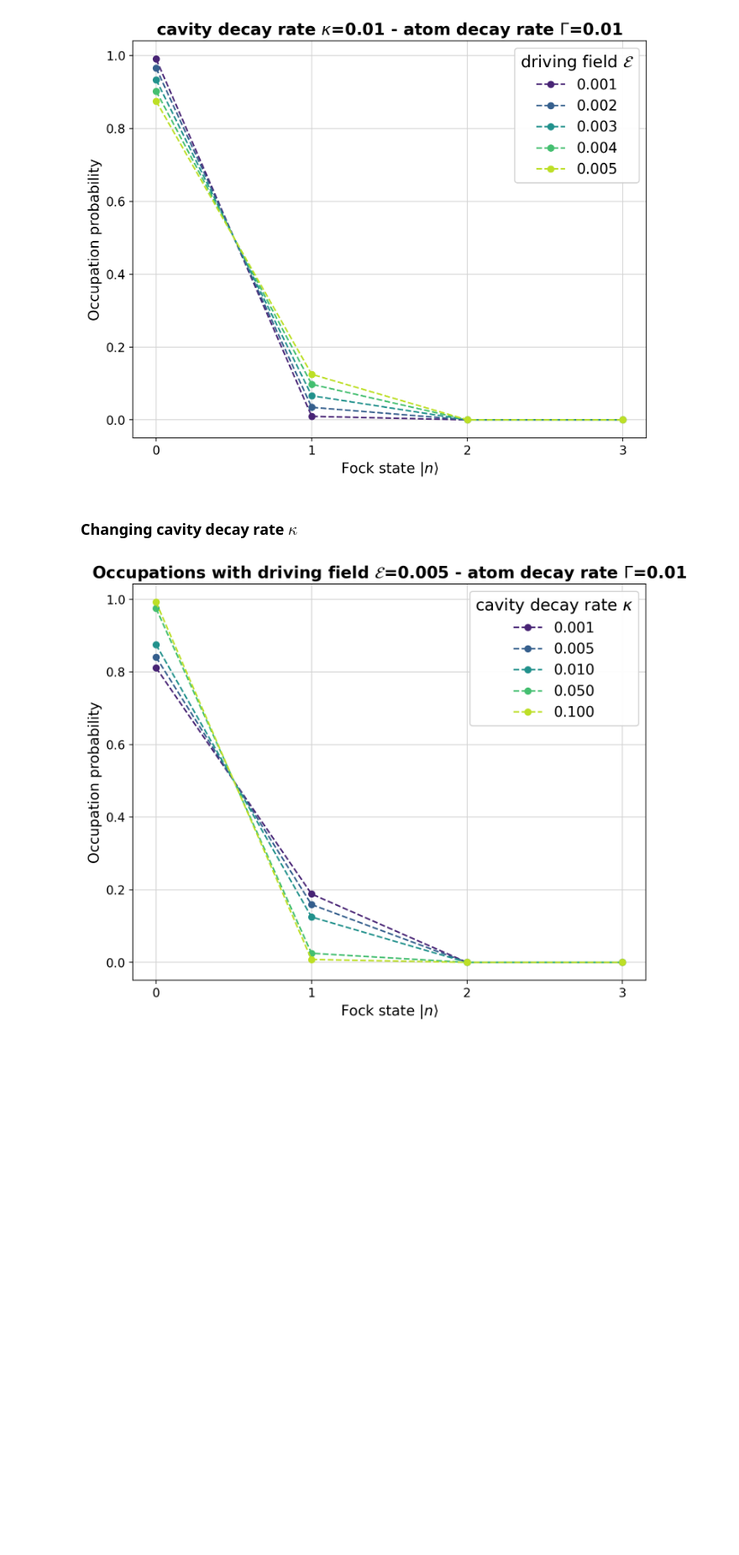
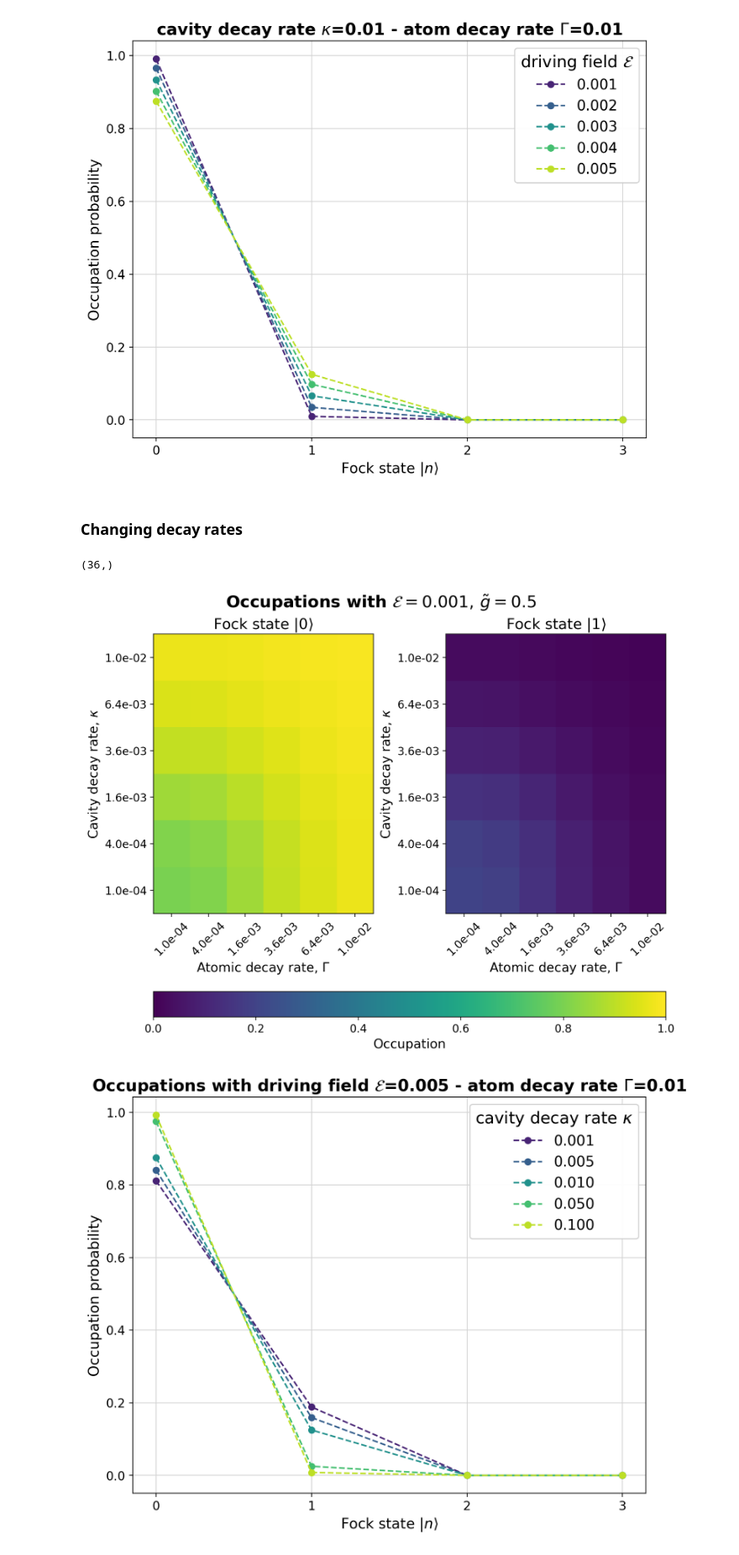
Before and after one commit to RaffaeleSabatini/QIAP_Project, a Jupyter notebook: main.ipynb, the cells around one changed output. Shown at 84% size. Cells and saved outputs as stored; diff of their text form; code cells hidden in the pictures; blank space fills up the shorter version.

Commit message:
Last refinings on plots

```diff
--- a/main.ipynb
+++ b/main.ipynb
@@ -80,13 +83,24 @@ plot_occupations(results_g, 0, param_list, False)
 # %% [output]
 [figure]
 # %% [markdown]
-### Changing cavity decay rate $\kappa$
+### Changing decay rates
 # %%
-E = 0.005
-KAPPA_L = [0.001 * k for k in [1, 5, 10, 50, 100]]
+E = 0.001
+g_til = 0.5
+KAPPA_L = [0.0001 * k**2 for k in range(0, 12, 2)]  # range tra 0.0001 e 0.01
+KAPPA_L[0] = 0.0001
+GAMMA_L = KAPPA_L
 results = solve_JC_LME_parallelized(
-    psi0, omega_c-omega, omega_c-omega, g_til, [E], KAPPA_L, [GAMMA], N_ph, T0, Tf, Nt
+    psi0, omega_c-omega, omega_c-omega, g_til, [E], KAPPA_L, GAMMA_L, N_ph, T0, Tf, Nt, return_type="arr"
 )
+# %%
+results.shape
+# %% [output]
+(36,)
+# %%
+plot_heatmap_occupations(results, 1, GAMMA_L, KAPPA_L, rf"Occupations with $\mathcal{{E}}={E}, \, \tilde g = {g_til}$")
+# %% [output]
+[figure, added]
 # %%
 param_list = [
     r"driving field $\mathcal{E}$",
```
Also changed, not shown: parts of 1 cell of this notebook, 2 other files.
